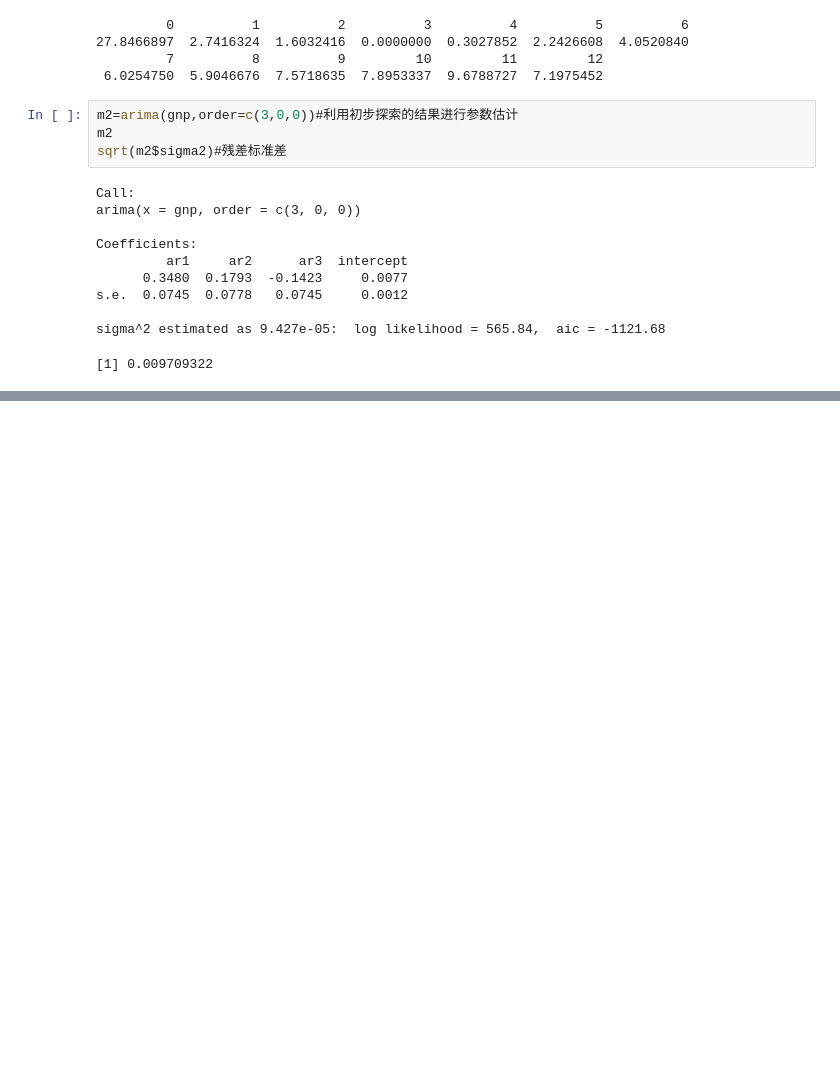
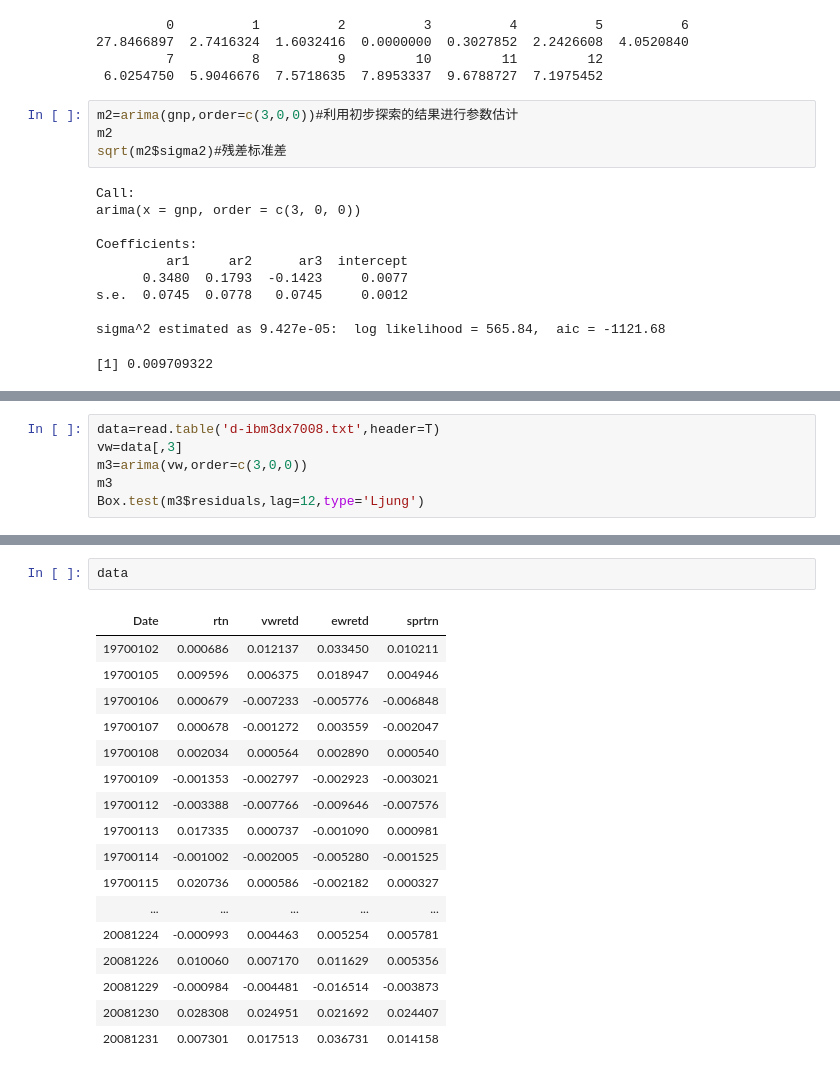
Before and after one commit to Harbes/python, a Jupyter notebook: R-project/analysis of financial time series.ipynb, the cells around one changed output, grey strips where cells are left out. Drawn from its saved outputs; the diff is of its cells as text; blank space fills up the shorter version.

```diff
--- a/R-project/analysis of financial time series.ipynb
+++ b/R-project/analysis of financial time series.ipynb
@@ -100,0 +102,6 @@ k=2*pi/acos(1.590253/1.913308)#计算经济周期的平均长度
+# %%
+data=read.table('d-ibm3dx7008.txt',header=T)
+vw=data[,3]
+m3=arima(vw,order=c(3,0,0))
+m3
+Box.test(m3$residuals,lag=12,type='Ljung')
@@ -100,0 +118,20 @@ k=2*pi/acos(1.590253/1.913308)#计算经济周期的平均长度
+# %%
+data
+# %% [output]
+| Date | rtn | vwretd | ewretd | sprtrn |
+| 19700102 | 0.000686 | 0.012137 | 0.033450 | 0.010211 |
+| 19700105 | 0.009596 | 0.006375 | 0.018947 | 0.004946 |
+| 19700106 | 0.000679 | -0.007233 | -0.005776 | -0.006848 |
+| 19700107 | 0.000678 | -0.001272 | 0.003559 | -0.002047 |
+| 19700108 | 0.002034 | 0.000564 | 0.002890 | 0.000540 |
+| 19700109 | -0.001353 | -0.002797 | -0.002923 | -0.003021 |
+| 19700112 | -0.003388 | -0.007766 | -0.009646 | -0.007576 |
+| 19700113 | 0.017335 | 0.000737 | -0.001090 | 0.000981 |
+| 19700114 | -0.001002 | -0.002005 | -0.005280 | -0.001525 |
+| 19700115 | 0.020736 | 0.000586 | -0.002182 | 0.000327 |
+| ... | ... | ... | ... | ... |
+| 20081224 | -0.000993 | 0.004463 | 0.005254 | 0.005781 |
+| 20081226 | 0.010060 | 0.007170 | 0.011629 | 0.005356 |
+| 20081229 | -0.000984 | -0.004481 | -0.016514 | -0.003873 |
+| 20081230 | 0.028308 | 0.024951 | 0.021692 | 0.024407 |
+| 20081231 | 0.007301 | 0.017513 | 0.036731 | 0.014158 |
```
Also changed, not shown: parts of 2 cells of this notebook, 1 other file.
